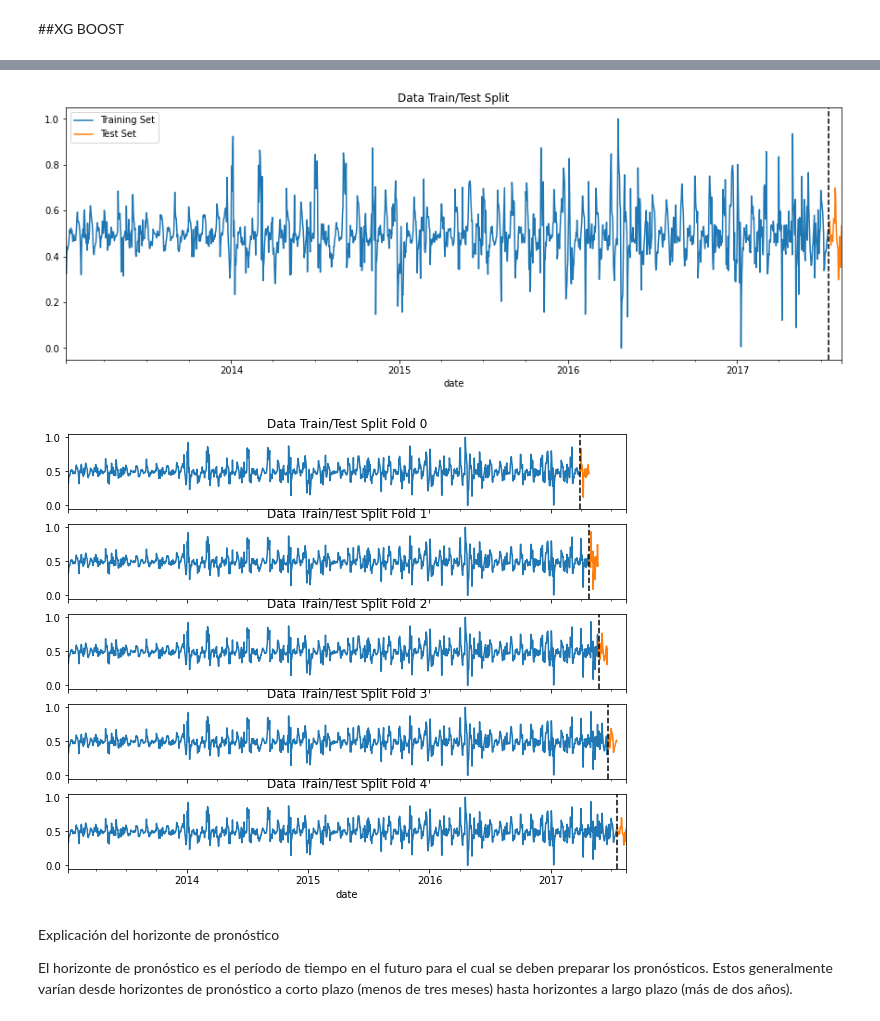
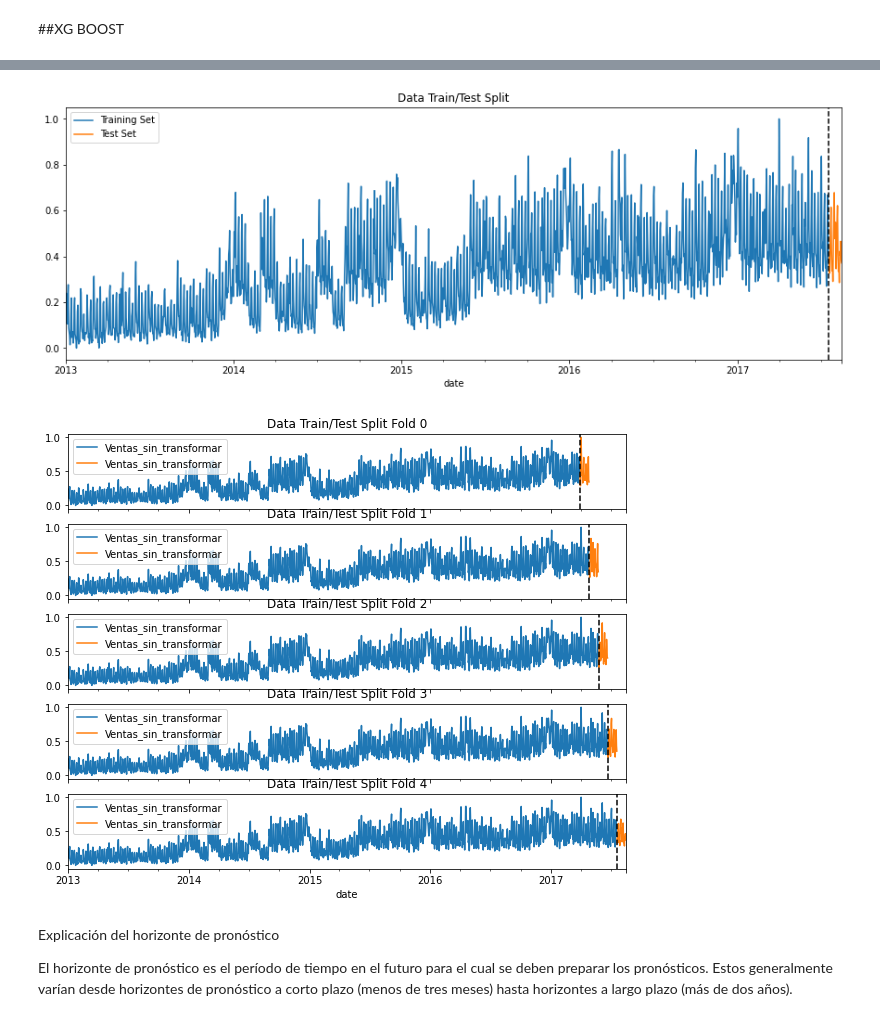
Before and after one commit to CHRISTIANDAGATTI/Mentoria_Series_Temporales, a Jupyter notebook: TP3_aprendizaje_supervisado_20220913.ipynb, the cells around one changed output, grey strips where cells are left out. Saved outputs shown, nothing was run; the diff lists cells and outputs as text; code cells hidden in the pictures.

```diff
--- a/TP3_aprendizaje_supervisado_20220913.ipynb
+++ b/TP3_aprendizaje_supervisado_20220913.ipynb
@@ -1507,0 +1506,3 @@ df_xg
+# %%
+df_xg= pd.DataFrame(data = sales, index = df_agg.index)
+df_xg
@@ -1508,15 +1524,18 @@ df_xg
+# %%
+n_test_cases = 28
+train, test = train_test_split(df_xg["Ventas_sin_transformar"],n_test_cases)
 # %%
-train = df_xg.loc[df_agg_1.index < '2017-07-18']
-test = df_xg.loc[df_agg_1.index >= '2017-07-18']
+# train = df_xg.loc[df_agg_1.index < '2017-07-18']
+# test = df_xg.loc[df_agg_1.index >= '2017-07-18']
 
 fig, ax = plt.subplots(figsize=(15, 5))
 train.plot(ax=ax, label='Training Set', title='Data Train/Test Split')
 test.plot(ax=ax, label='Test Set')
 ax.axvline('2017-07-18', color='black', ls='--')
 ax.legend(['Training Set', 'Test Set'])
 plt.show()
 # %% [output]
-[figure, old version]
+[figure, new version]
 # %%
 from sklearn.model_selection import TimeSeriesSplit
 
@@ -1526,19 +1545,19 @@ df_xg = df_xg.sort_index()
 fig, axs = plt.subplots(5, 1, figsize=(10, 8), sharex=True)
 
 fold = 0
-for train_idx, val_idx in tss.split(df_xg):
+for train_idx, val_idx in tss.split(df_xg_split):
     train = df_xg.iloc[train_idx]
     test = df_xg.iloc[val_idx]
-    train['Ventas_transformadas'].plot(ax=axs[fold],
+    train.plot(ax=axs[fold],
                           label='Training Set',
                           title=f'Data Train/Test Split Fold {fold}')
-    test['Ventas_transformadas'].plot(ax=axs[fold],
+    test.plot(ax=axs[fold],
                          label='Test Set')
     axs[fold].axvline(test.index.min(), color='black', ls='--')
     fold += 1
 plt.show()
 # %% [output]
-[figure, old version]
+[figure, new version]
 # %% [markdown]
 
 Explicación del horizonte de pronóstico
```
Also changed, not shown: parts of 38 cells of this notebook.
